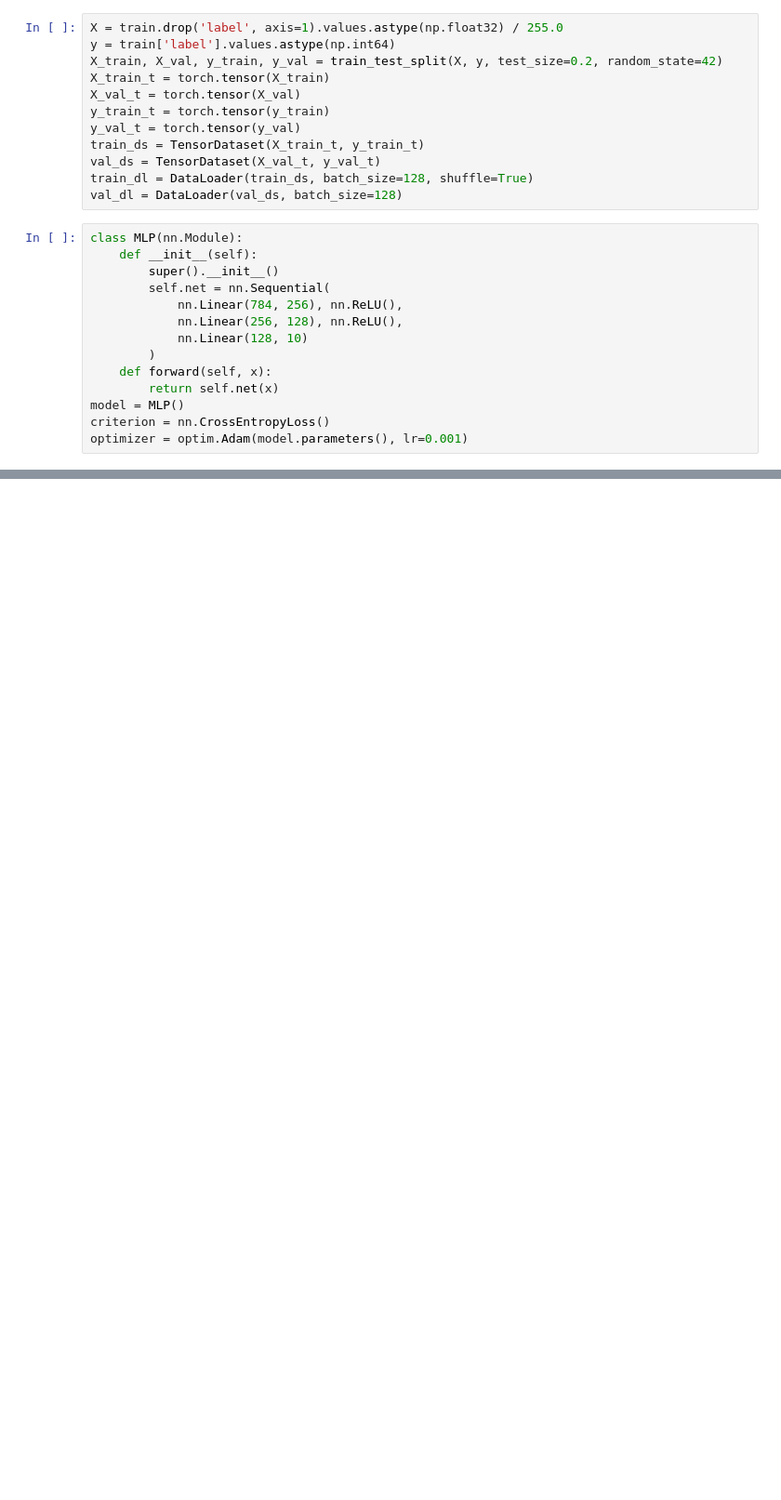
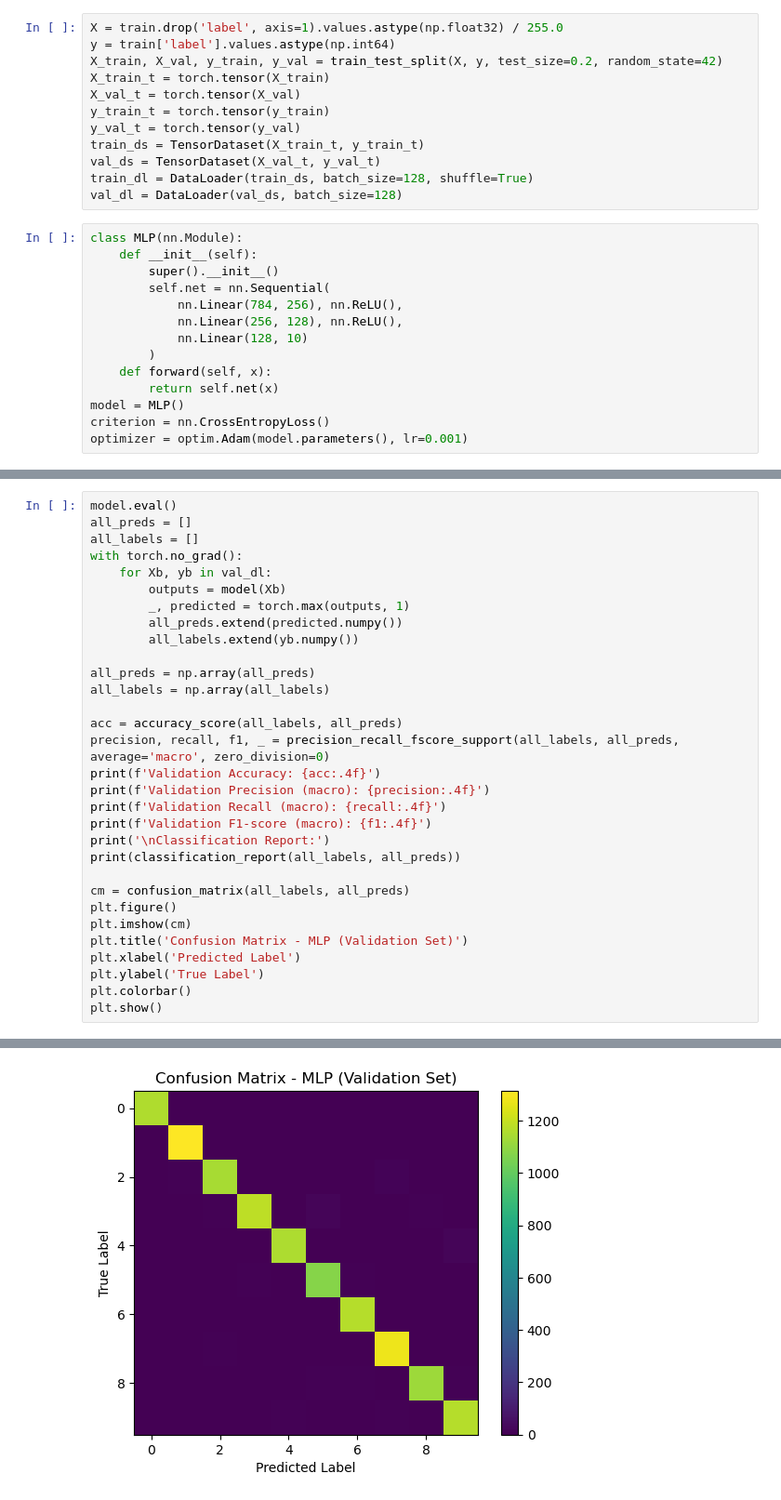
Before and after one commit to yusaonder/mnist_deeplearning, a Jupyter notebook: FET312_21040301077_DeepLeaders.ipynb, the cells around one changed output, grey strips where cells are left out. Shown at 93% size. Saved outputs shown, nothing was run; the diff lists cells and outputs as text; blank space fills up the shorter version.

```diff
--- a/FET312_21040301077_DeepLeaders.ipynb
+++ b/FET312_21040301077_DeepLeaders.ipynb
@@ -100,0 +137,32 @@ plt.show()
+# %%
+model.eval()
+all_preds = []
+all_labels = []
+with torch.no_grad():
+    for Xb, yb in val_dl:
+        outputs = model(Xb)
+        _, predicted = torch.max(outputs, 1)
+        all_preds.extend(predicted.numpy())
+        all_labels.extend(yb.numpy())
+
+all_preds = np.array(all_preds)
+all_labels = np.array(all_labels)
+
+acc = accuracy_score(all_labels, all_preds)
+precision, recall, f1, _ = precision_recall_fscore_support(all_labels, all_preds, average='macro', zero_division=0)
+print(f'Validation Accuracy: {acc:.4f}')
+print(f'Validation Precision (macro): {precision:.4f}')
+print(f'Validation Recall (macro): {recall:.4f}')
+print(f'Validation F1-score (macro): {f1:.4f}')
+print('\nClassification Report:')
+print(classification_report(all_labels, all_preds))
+
+cm = confusion_matrix(all_labels, all_preds)
+plt.figure()
+plt.imshow(cm)
+plt.title('Confusion Matrix - MLP (Validation Set)')
+plt.xlabel('Predicted Label')
+plt.ylabel('True Label')
+plt.colorbar()
+plt.show()
+# %% [output]
@@ -100,0 +186 @@ plt.show()
+[figure, added]
```
Also changed, not shown: parts of 6 cells of this notebook, 1 other file.
